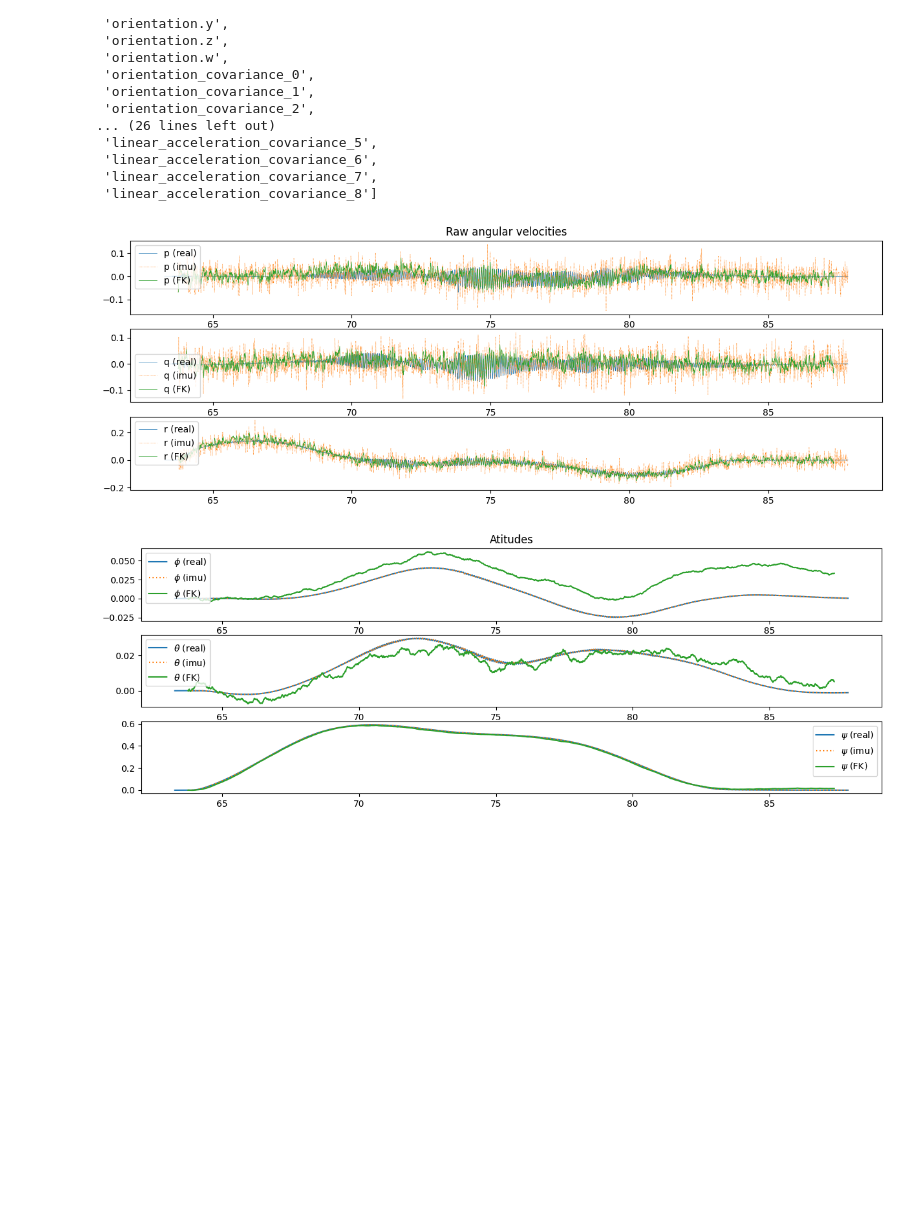
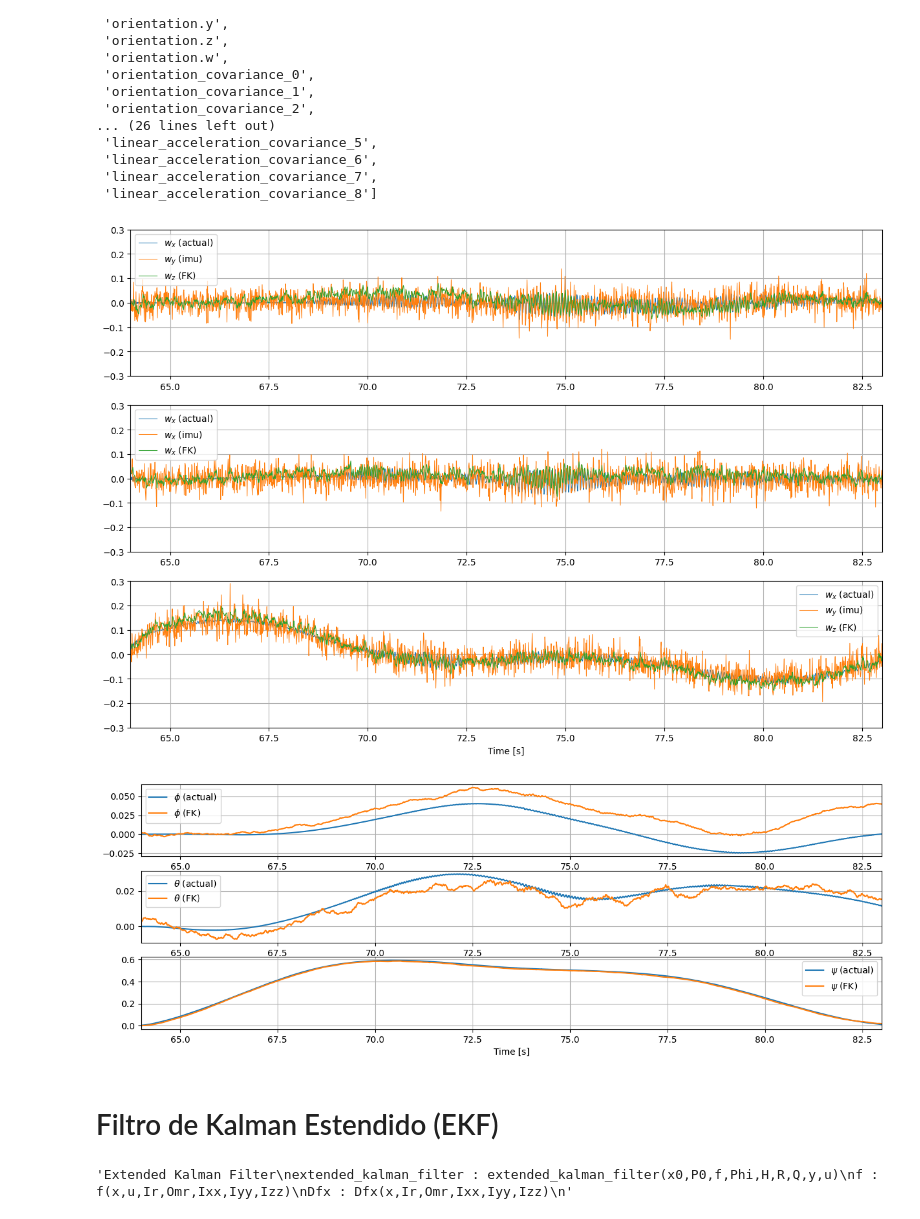
Before and after one commit to dferruzzo/quad_ufabc, a Jupyter notebook: scripts/kf.ipynb, the cells around one changed output. Cells and saved outputs as stored; diff of their text form; code cells hidden in the pictures; blank space fills up the shorter version.

```diff
--- a/scripts/kf.ipynb
+++ b/scripts/kf.ipynb
@@ -136,10 +136,14 @@ C[2,5]=1
 #
 Phi = np.eye(6) + A*dt
 Gamma = B*dt
+ang_vel_stddev = 3.5e-2
+proc_noise_stddev = 1.0e-2
 H = C
-Q = np.eye(6)*0.04 #0.04
-R = np.eye(3)*0.2 #0.2
-P = np.eye(6)
+#Q = np.eye(6)*0.04 #0.04
+#R = np.eye(3)*0.2 #0.2
+Q = np.eye(6)*proc_noise_stddev**2
+R = np.eye(3)*ang_vel_stddev**2
+P = np.eye(6)*0.1
 K = np.zeros((6,3))
 
 N = min(len(t_imu),len(t_u))
@@ -159,53 +163,77 @@ def kalman_filter(x0,P0,Phi,Gamma,H,R,Q,y,u):
     P = (np.eye(6) - K@H)@P
     return x.reshape(x0.shape), P.reshape(P0.shape)
 # ------------------
 t_kf = np.zeros(N)
 t_kf[0] = t_imu[0]
 for i in range(N-1):
     x[:,i+1], P = kalman_filter(x[:,i],P,Phi,Gamma,H,R,Q,y[:,i],np.array([u2[i],u3[i],u4[i]]).reshape(3))
     t_kf[i+1] = t_kf[i]+dt
 # ------------------
 # Plotting the raw data from IMU
-plt.figure(figsize=(15, 5))
+plt.figure(figsize=(15, 10))
 plt.subplot(3, 1, 1)
-plt.title('Angular velocities')
-plt.plot(t_q, wx, label='p (real)', linewidth=0.5)
-plt.plot(t_imu, p_imu, label='p (imu)', linestyle=':', linewidth=0.5)
-plt.plot(t_kf, x[3,:], label='p (FK)', linewidth=0.5 )
-#plt.ylim(-0.1, 0.1)
+#plt.title('Angular velocities')
+plt.plot(t_q, wx, label='$w_x$ (actual)', linewidth=0.75)
+plt.plot(t_imu, p_imu, label='$w_y$ (imu)', linewidth=0.75)
+plt.plot(t_kf, x[3,:], label='$w_z$ (FK)', linewidth=0.75)
+plt.xlim(64,83)
+plt.ylim(-0.3,0.3)
+plt.grid()
 plt.legend()
 plt.subplot(3, 1, 2)
-plt.plot(t_q, wy, label='q (real)', linewidth=0.5)
-plt.plot(t_imu, q_imu, label='q (imu)', linestyle=':', linewidth=0.5)
-plt.plot(t_kf,x[4,:], label='q (FK)', linewidth=0.5)
-#plt.ylim(-0.1, 0.1)
+plt.plot(t_q, wy, label='$w_x$ (actual)', linewidth=0.75)#, linewidth=0.5)
+plt.plot(t_imu, q_imu, label='$w_x$ (imu)', linewidth=0.75)#, linestyle=':', linewidth=0.5)
+plt.plot(t_kf,x[4,:], label='$w_x$ (FK)', linewidth=0.75)#, linewidth=0.5)
+plt.xlim(64, 83)
+plt.ylim(-0.3,0.3)
+plt.grid()
 plt.legend()
 plt.subplot(3, 1, 3)
-plt.plot(t_q, wz, label='r (real)', linewidth=0.5)
-plt.plot(t_imu, r_imu, label='r (imu)', linestyle=':', linewidth=0.5)
-plt.plot(t_kf,x[5,:], label='r (FK)', linewidth=0.5 )
-#plt.ylim(-0.1, 0.1)
+plt.plot(t_q, wz, label='$w_x$ (actual)', linewidth=0.75)#, linewidth=0.5)
+plt.plot(t_imu, r_imu, label='$w_y$ (imu)', linewidth=0.75)#, linestyle=':', linewidth=0.5)
+plt.plot(t_kf,x[5,:], label='$w_z$ (FK)', linewidth=0.75)#, linewidth=0.5 )
+plt.xlim(64, 83)
+plt.ylim(-0.3,0.3)
+plt.grid()
+plt.xlabel('Time [s]')
 plt.legend()
 plt.show()
 #
 plt.figure(figsize=(15, 5))
 plt.subplot(3, 1, 1)
-plt.title('Atitudes')
-plt.plot(t_q, euler_atual[:,0], label='$\phi$ (real)')
-plt.plot(t_imu, phi_imu, label='$\phi$ (imu)', alpha=1.0, linestyle=':')
+#plt.title('Atitudes')
+plt.plot(t_q, euler_atual[:,0], label='$\phi$ (actual)')
+#plt.plot(t_imu, phi_imu, label='$\phi$ (imu)')#, alpha=1.0, linestyle=':')
 plt.plot(t_kf,x[0,:], label='$\phi$ (FK)' )
+plt.xlim(64,83)
+plt.grid()
 plt.legend()
 plt.subplot(3, 1, 2)
-plt.plot(t_q, euler_atual[:,1], label='$\\theta$ (real)')
-plt.plot(t_imu, theta_imu, label='$\\theta$ (imu)', alpha=1.0, linestyle=':')
+plt.plot(t_q, euler_atual[:,1], label='$\\theta$ (actual)')
+#plt.plot(t_imu, theta_imu, label='$\\theta$ (imu)')#, alpha=1.0, linestyle=':')
 plt.plot(t_kf,x[1,:], label='$\\theta$ (FK)' )
+plt.xlim(64,83)
+plt.grid()
 plt.legend()
 plt.subplot(3, 1, 3)
-plt.plot(t_q, euler_atual[:,2], label='$\psi$ (real)')
-plt.plot(t_imu, psi_imu, label='$\psi$ (imu)', alpha=1.0, linestyle=':')
+plt.plot(t_q, euler_atual[:,2], label='$\psi$ (actual)')
+#plt.plot(t_imu, psi_imu, label='$\psi$ (imu)')#, alpha=1.0, linestyle=':')
 plt.plot(t_kf,x[2,:], label='$\psi$ (FK)' )
+plt.xlim(64,83)
+plt.grid()
+plt.xlabel('Time [s]')
 plt.legend()
 plt.show()
 # %% [output]
-[figure, old version]
+[figure, new version]
-[figure, old version]
+[figure, new version]
+# %% [markdown]
+# Filtro de Kalman Estendido (EKF)
+# %%
+'''Extended Kalman Filter
+extended_kalman_filter : extended_kalman_filter(x0,P0,f,Phi,H,R,Q,y,u)
+f : f(x,u,Ir,Omr,Ixx,Iyy,Izz)
+Dfx : Dfx(x,Ir,Omr,Ixx,Iyy,Izz)
+'''
+# %% [output]
+'Extended Kalman Filter\nextended_kalman_filter : extended_kalman_filter(x0,P0,f,Phi,H,R,Q,y,u)\nf : f(x,u,Ir,Omr,Ixx,Iyy,Izz)\nDfx : Dfx(x,Ir,Omr,Ixx,Iyy,Izz)\n'
```
Also changed, not shown: parts of 3 cells of this notebook, 4 other files.
